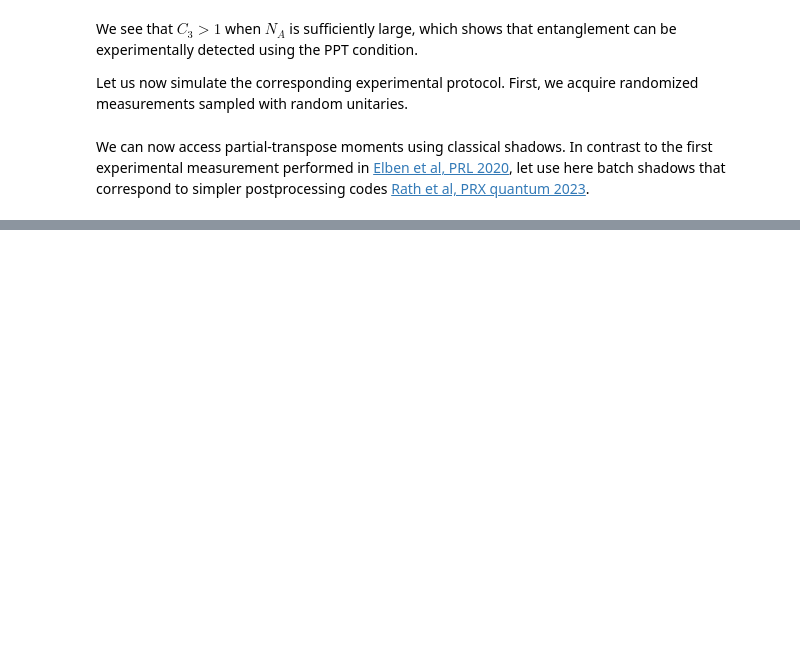
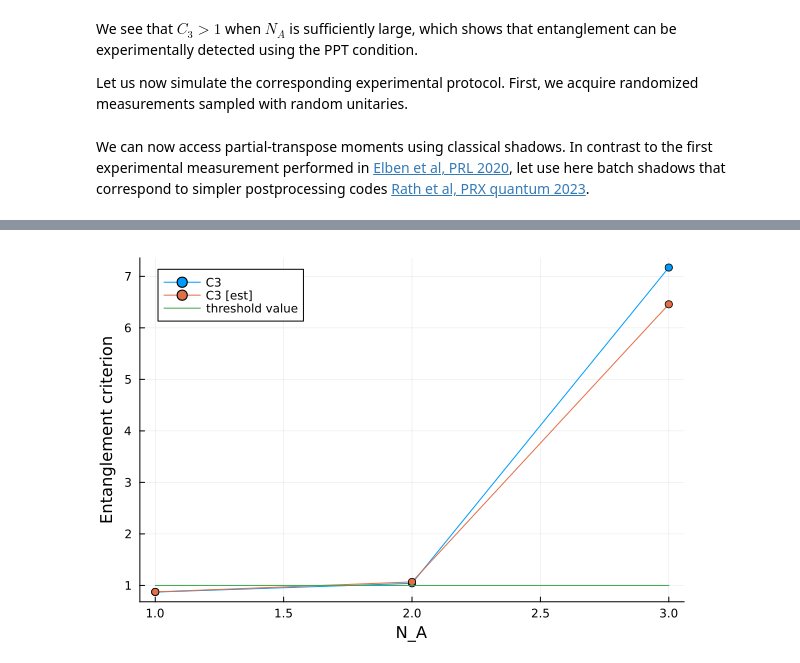
Before and after one commit to bvermersch/RandomMeas.jl, a Jupyter notebook: examples/MixedStateEntanglement.ipynb, the cells around one changed output, grey strips where cells are left out. Saved outputs shown, nothing was run; the diff lists cells and outputs as text; code cells hidden in the pictures; blank space fills up the shorter version.

```diff
--- a/examples/MixedStateEntanglement.ipynb
+++ b/examples/MixedStateEntanglement.ipynb
@@ -128,0 +95,9 @@ ylabel!("Entanglement criterion")
+# %%
+using Plots
+Plots.plot(1:N÷2,C3,marker=:circle,label="C3")
+Plots.plot!(1:N÷2,C3s,marker=:circle,label="C3 [est]")
+Plots.plot!(1:N÷2,ones(N÷2),label="threshold value")
+xlabel!("N_A")
+ylabel!("Entanglement criterion")
+# %% [output]
+[figure, added]
```
Also changed, not shown: parts of 7 cells of this notebook, 8 other files.
